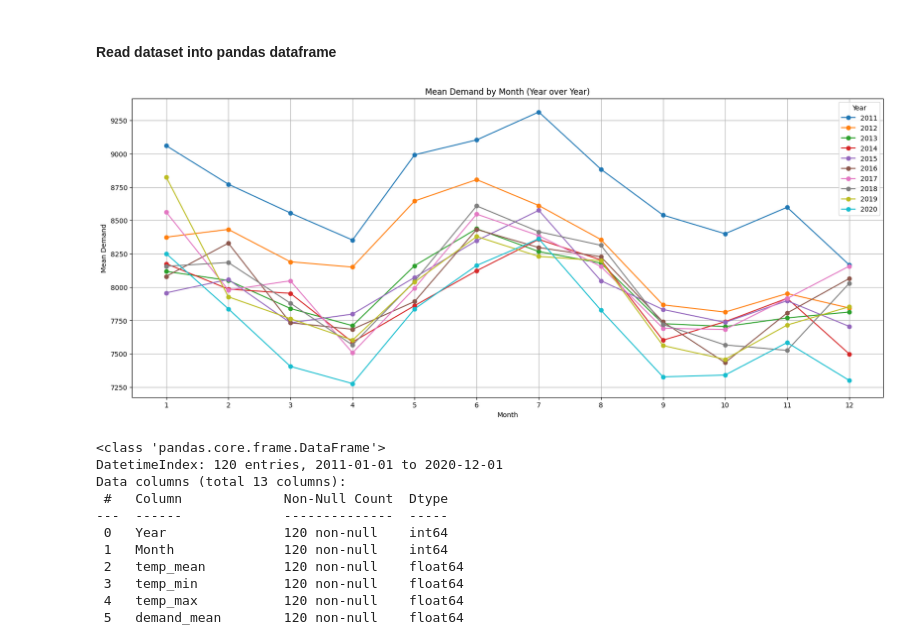
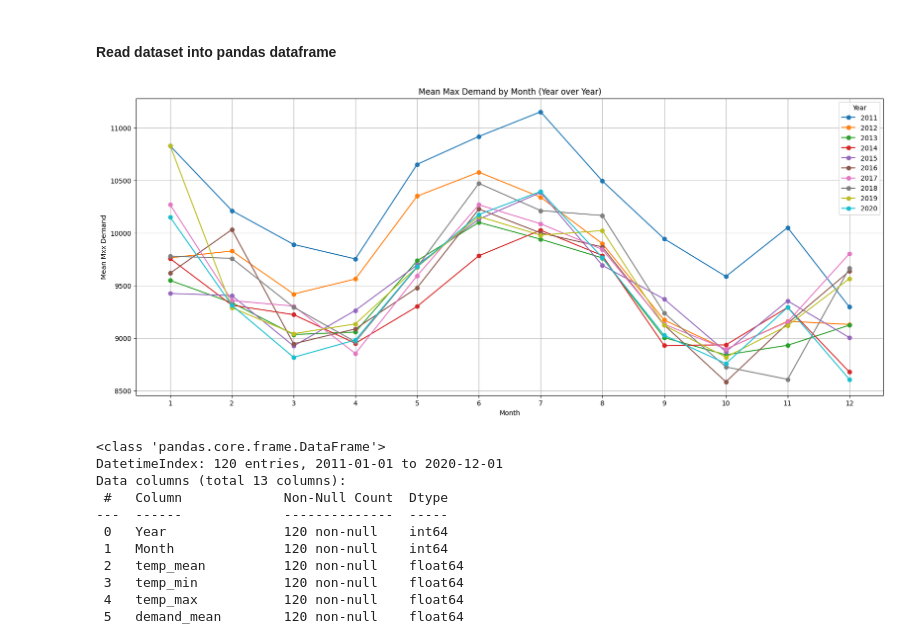
Before and after one commit to Z5429/ZZSC9020-Group-P, a Jupyter notebook: src/time_series_model.ipynb, the cells around one changed output. Drawn from its saved outputs; the diff is of its cells as text; code cells hidden in the pictures.

Commit message:
updates to feature selection and time series models

```diff
--- a/src/time_series_model.ipynb
+++ b/src/time_series_model.ipynb
@@ -59,19 +59,19 @@ df_model_data.index = df_model_data.date
 ## Filter usage within start and end month
 df_model_data = df_model_data[( df_model_data['date']>=start_mth) & (df_model_data['date'] <= end_mth)]
 # %%
-pivot_df = df_model_data.pivot_table(index='Month', columns='Year', values='demand_mean')
+pivot_df = df_model_data.pivot_table(index='Month', columns='Year', values='demand_mean_max')
 # %%
 # Plot the line chart
 pivot_df.plot(kind='line', marker='o', figsize=(20, 8))
-plt.title('Mean Demand by Month (Year over Year)')
+plt.title('Mean Max Demand by Month (Year over Year)')
 plt.xlabel('Month')
-plt.ylabel('Mean Demand')
+plt.ylabel('Mean Mxx Demand')
 plt.xticks(range(1, 13))
 plt.grid(True)
 plt.legend(title='Year', loc='best')
 plt.show()
 # %% [output]
-[figure, old version]
+[figure, new version]
 # %%
 print(df_model_data.info())
 # %% [output]
```
Also changed, not shown: parts of 2 cells of this notebook, 1 other file.
